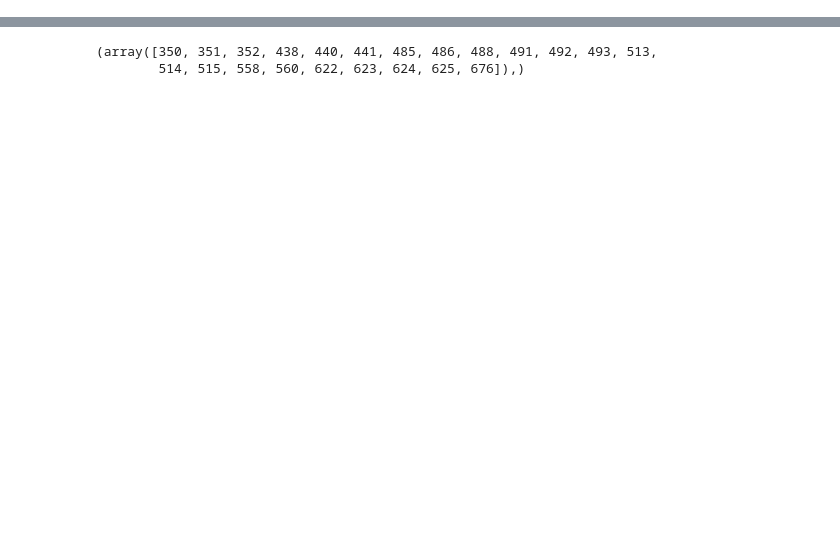
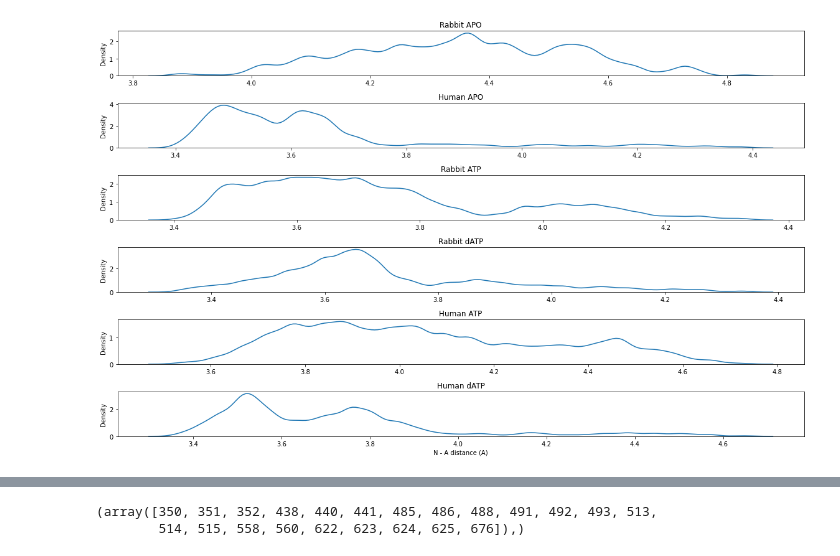
Before and after one commit to cmrg-lab/serca-atp-datp, a Jupyter notebook: simulation_structures/quick_analysis/Trajectory_domain_analysis.ipynb, the cells around one changed output, grey strips where cells are left out. Saved outputs shown, nothing was run; the diff lists cells and outputs as text; code cells hidden in the pictures; blank space fills up the shorter version.

```diff
--- a/simulation_structures/quick_analysis/Trajectory_domain_analysis.ipynb
+++ b/simulation_structures/quick_analysis/Trajectory_domain_analysis.ipynb
@@ -154,2 +163,33 @@ Text(0.5, 0, 'N - A distance (A)')
+# %%
+fig, ax = plt.subplots(6,1,figsize = (16,10))
+
+
+sns.kdeplot(original_A_N_dist, label = 'Rabbit APO', ax = ax[0], bw_adjust = 0.3)
+ax[0].set_title('Rabbit APO')
+
+sns.kdeplot(human_A_N_dist, label = 'Human APO', ax = ax[1], bw_adjust = 0.3)
+ax[1].set_title('Human APO')
+
+sns.kdeplot(original_ATP_A_N_dist, label = 'Rabbit ATP', ax = ax[2], bw_adjust = 0.3)
+ax[2].set_title('Rabbit ATP')
+
+sns.kdeplot(original_dATP_A_N_dist, label = 'Rabbit dATP', ax = ax[3], bw_adjust = 0.3)
+ax[3].set_title('Rabbit dATP')
+
+
+sns.kdeplot(human_ATP_A_N_dist, label = 'Human ATP', ax = ax[4], bw_adjust = 0.3)
+ax[4].set_title('Human ATP')
+
+sns.kdeplot(human_dATP_A_N_dist, label = 'Human dATP', ax = ax[5], bw_adjust = 0.3)
+ax[5].set_title('Human dATP')
+
+
+
+
+
+plt.xlabel('N - A distance (A)')
+plt.tight_layout()
+# %% [output]
+[figure, added]
 # %%
 # Calculate the RMSF for the alpha carbon atoms
```
Also changed, not shown: parts of 62 cells of this notebook.
